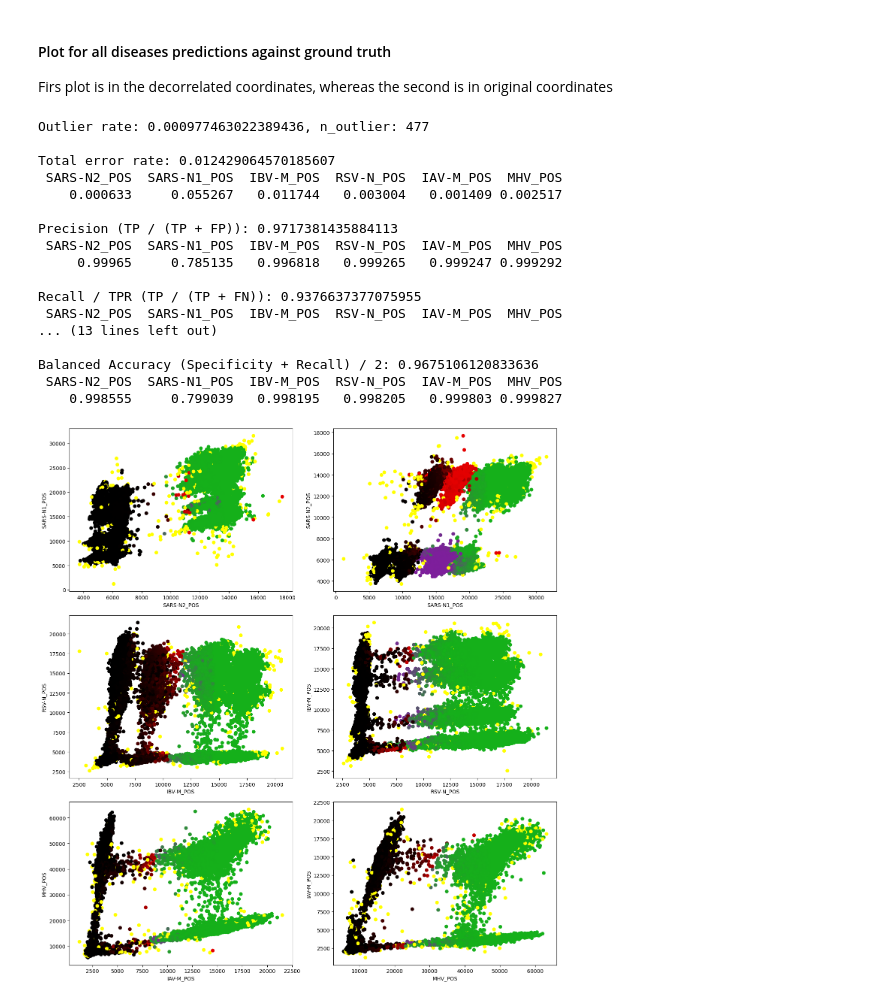
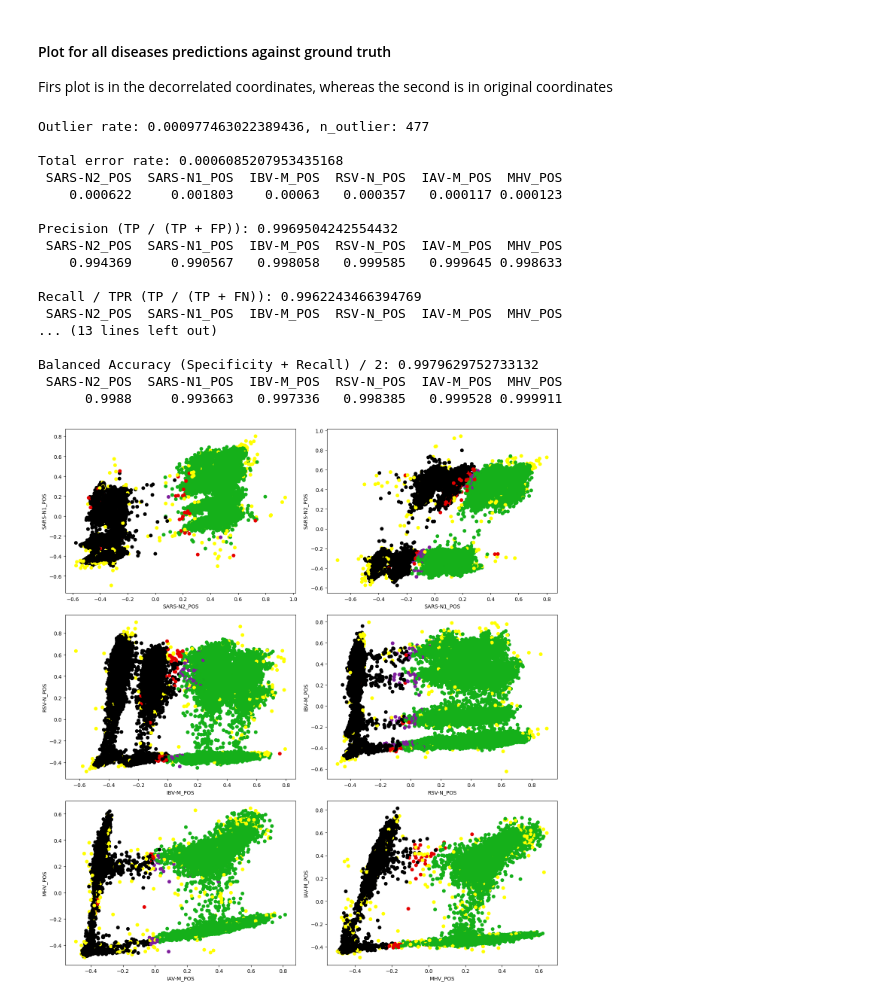
Before and after one commit to ncograf/pcr-classification, a Jupyter notebook: code/whitness_based/whitnes_density_classifier_di.ipynb, the cells around one changed output. Drawn from its saved outputs; the diff is of its cells as text; code cells hidden in the pictures.

```diff
--- a/code/whitness_based/whitnes_density_classifier_di.ipynb
+++ b/code/whitness_based/whitnes_density_classifier_di.ipynb
@@ -69,14 +69,14 @@ whitening_engine = transform_lib.WhitenTransformer(whiten=transform_lib.Whitenin
 num_cluster = int(2**len(prediction_axis) * 2)
 cluster_engine = cluster.KMeans(n_clusters=num_cluster, n_init='auto')
 #cluster_engine = mixture.GaussianMixture(n_components=100)
-decision = decision_lib.ClusterHierarchyDensityClassifier(
+decision = decision_lib.WhitnesDensityClassifier(
                                      negative_control=np_negative_control,
                                      cluster_algorithm=cluster_engine,
                                      whitening_transformer=whitening_engine,
                                      negative_range=0.95,
-                                     eps=0.25,
+                                     eps=0.3,
                                      contamination=0.004,
-                                     density_quantile=0.5,
+                                     density_quantile=0.05,
                                      prediction_axis=prediction_axis,
                                      )
 df_decision = decision.predict(np_di, verbose=True)
@@ -103,48 +94,48 @@ Time to compute point probabilies: 9.748759269714355 seconds.
 Firs plot is in the decorrelated coordinates, whereas the second is in original coordinates
 # %%
 
-df_data_points = pd.DataFrame(data=decision.X, columns=prediction_axis)
-df_predictions = df_decision
+df_data_points = pd.DataFrame(data=decision.X_transformed, columns=prediction_axis)
+df_predictions = decision.predictions_df
 df_ground_trouth = df_di
 selected_pairs = [
                 ('SARS-N2_POS','SARS-N1_POS'),
                 ('SARS-N1_POS','SARS-N2_POS'),
                 ('IBV-M_POS','RSV-N_POS'),
                 ('RSV-N_POS','IBV-M_POS'),
                 ('IAV-M_POS','MHV_POS'),
                 ('MHV_POS','IAV-M_POS'),
                 ]
 
 mask = decision.No_neg_mask
-validation_lib.validate_labels(df_true_labels=df_di, df_predicted_labels=decision.probabilities_df, verbosity=1, threshold=0.5)
+validation_lib.validate_labels(df_true_labels=df_di, df_predicted_labels=df_predictions, verbosity=1, threshold=0.5)
 
-df_result = stats_lib.compute_results(decision.probabilities_df, 0.40, 0.60, df_data_points)
+#df_result = stats_lib.compute_results(df_predictions, 0.40, 0.60, df_data_points)
 
 plot_lib.plot_pairwise_selection_bayesian(
         df_data_points,
-        decision.probabilities_df,
+        df_predictions,
         df_ground_trouth,
         selected_pairs,
         n_cols=2,
         mask=mask,
         )
 # %% [output]
 Outlier rate: 0.000977463022389436, n_outlier: 477
 
-Total error rate: 0.012429064570185607
+Total error rate: 0.0006085207953435168
  SARS-N2_POS  SARS-N1_POS  IBV-M_POS  RSV-N_POS  IAV-M_POS  MHV_POS
-    0.000633     0.055267   0.011744   0.003004   0.001409 0.002517
+    0.000622     0.001803    0.00063   0.000357   0.000117 0.000123
 
-Precision (TP / (TP + FP)): 0.9717381435884113
+Precision (TP / (TP + FP)): 0.9969504242554432
  SARS-N2_POS  SARS-N1_POS  IBV-M_POS  RSV-N_POS  IAV-M_POS  MHV_POS
-     0.99965     0.785135   0.996818   0.999265   0.999247 0.999292
+    0.994369     0.990567   0.998058   0.999585   0.999645 0.998633
 
-Recall / TPR (TP / (TP + FN)): 0.9376637377075955
+Recall / TPR (TP / (TP + FN)): 0.9962243466394769
  SARS-N2_POS  SARS-N1_POS  IBV-M_POS  RSV-N_POS  IAV-M_POS  MHV_POS
 ... (13 lines left out)
 
-Balanced Accuracy (Specificity + Recall) / 2: 0.9675106120833636
+Balanced Accuracy (Specificity + Recall) / 2: 0.9979629752733132
  SARS-N2_POS  SARS-N1_POS  IBV-M_POS  RSV-N_POS  IAV-M_POS  MHV_POS
-    0.998555     0.799039   0.998195   0.998205   0.999803 0.999827
+      0.9988     0.993663   0.997336   0.998385   0.999528 0.999911
-[figure, old version]
+[figure, new version]
 # %%
```
Also changed, not shown: parts of 6 cells of this notebook, 4 other files.
